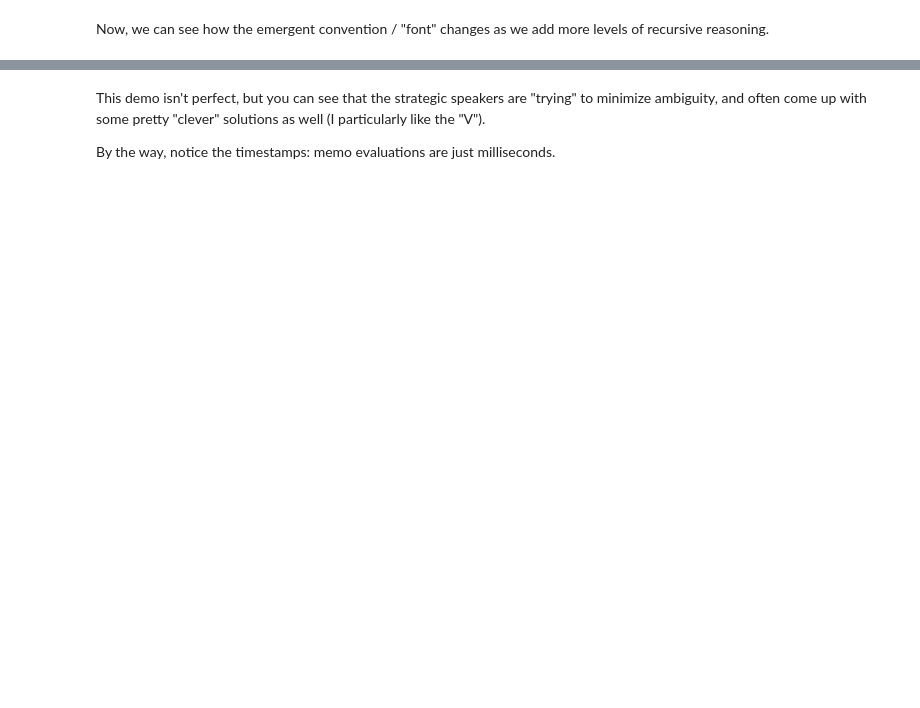
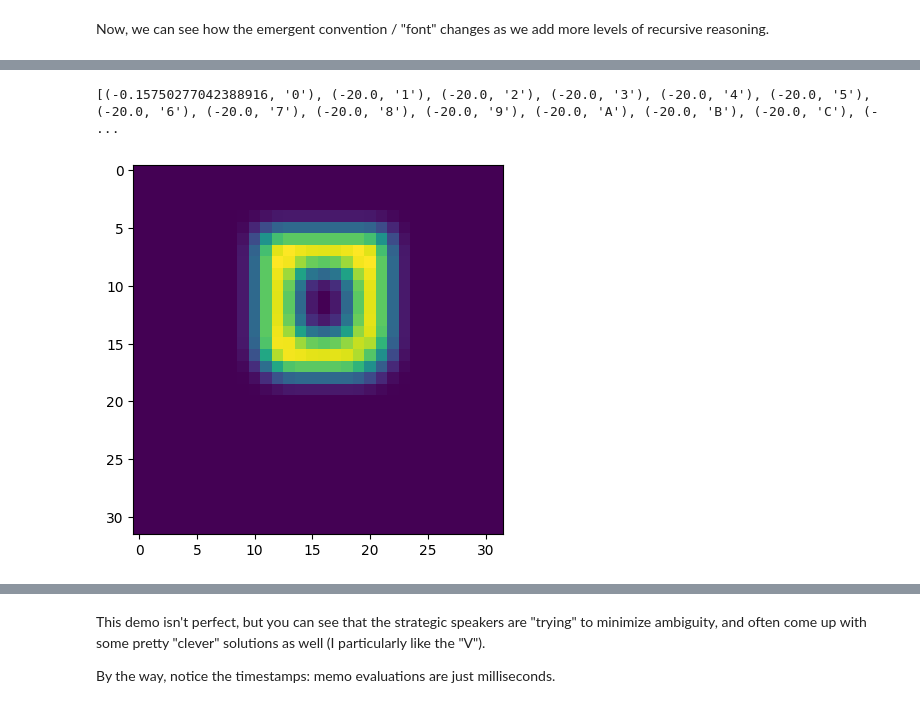
Before and after one commit to kach/memo, a Jupyter notebook: demo/demo-7segment.ipynb, the cells around one changed output, grey strips where cells are left out. Saved outputs shown, nothing was run; the diff lists cells and outputs as text; code cells hidden in the pictures; blank space fills up the shorter version.

```diff
--- a/demo/demo-7segment.ipynb
+++ b/demo/demo-7segment.ipynb
@@ -279,26 +304,29 @@ state = train_state.TrainState.create(apply_fn=cnn.apply, params=params, tx=tx)
 # %%
+import re
 
 # state = TrainState.create(apply_fn=cnn.apply, params=params, tx=tx)
+retrain = False
+checks = [f for f in os.listdir("/om/user/chent777/7-aux") if f.startswith(model + "weights")]
+if len(checks) > 0:
+    restore = sorted(checks, key=lambda x: int(re.match(rf'{model}weights(\d+)', x).group(1)))[-1]
 
-if os.path.exists('./7-aux/weights') and not retrain:
-    orbax_checkpointer = orbax.checkpoint.PyTreeCheckpointer()
-    params = orbax_checkpointer.restore(os.path.abspath('./7-aux/weights'))['state']['params']
-    state = train_state.TrainState.create(apply_fn=cnn.apply, params=params, tx=tx)
+if not retrain:
+    target = jax.tree_util.tree_map(np.zeros_like, variables['params'])
+    params = orbax.checkpoint.StandardCheckpointer().restore(f"/om/user/chent777/7-aux/{restore}", target)
+    state = TrainState.create(apply_fn=cnn.apply, params=params, tx=tx, rng=dropout_key)
 else:
+    state = TrainState.create(apply_fn=cnn.apply, params=params, tx=tx, rng=dropout_key)
     losses = []
     accs = []
     lrs = []
-    for epoch in range(50):
+    for epoch in range(60):
         print(epoch)
         from torch.utils.data import DataLoader
         dl = DataLoader(ds, batch_size=128, shuffle=True)
         for t, (feat, labl) in enumerate((dl)):
-            # print(feat.shape)
             feat = transforms(feat.permute(0, 3, 1, 2))
             feat = jnp.array(feat).transpose(0, 2, 3, 1)
-            # print(feat.shape)
             labl = jnp.array(labl)
-            # print(labl.shape)
             grads, loss, accuracy = apply_model(state, feat, labl)
             state = update_model(state, grads)
             if t % 400 == 0:
@@ -308,10 +336,12 @@ else:
         print(epoch, losses[-1], accs[-1])
 
         if epoch % 5 == 0:
-            ckpt = {'state': state}
-            orbax_checkpointer = orbax.checkpoint.PyTreeCheckpointer()
+            # ckpt = {'state': state}
+            ckpt = state.params
+            checkpointer = orbax.checkpoint.StandardCheckpointer()
             save_args = orbax_utils.save_args_from_target(ckpt)
-            orbax_checkpointer.save(os.path.abspath(f'./7-aux/{model}weights{epoch}'), ckpt, save_args=save_args)
+            # save_args = orbax.checkpoint.args.StandardSave(state)
+            checkpointer.save(f'/om/user/chent777/7-aux/{model}weights{epoch}', ckpt, save_args=save_args, force=True)
 
     plt.plot(accs)
     plt.ylabel('Accuracy')
@@ -484,0 +540,9 @@ Wall time: 18.8 ms
+# %%
+idx = 27
+plt.imshow(make_7seg(idx))
+p = predict(state, make_7seg(idx))
+# p[p.argsort()[::-1]]
+print(list(zip(p.tolist(), chars)))
+# %% [output]
+[(-0.15750277042388916, '0'), (-20.0, '1'), (-20.0, '2'), (-20.0, '3'), (-20.0, '4'), (-20.0, '5'), (-20.0, '6'), (-20.0, '7'), (-20.0, '8'), (-20.0, '9'), (-20.0, 'A'), (-20.0, 'B'), (-20.0, 'C'), (- ...
+[figure, added]
```
Also changed, not shown: parts of 23 cells of this notebook.
